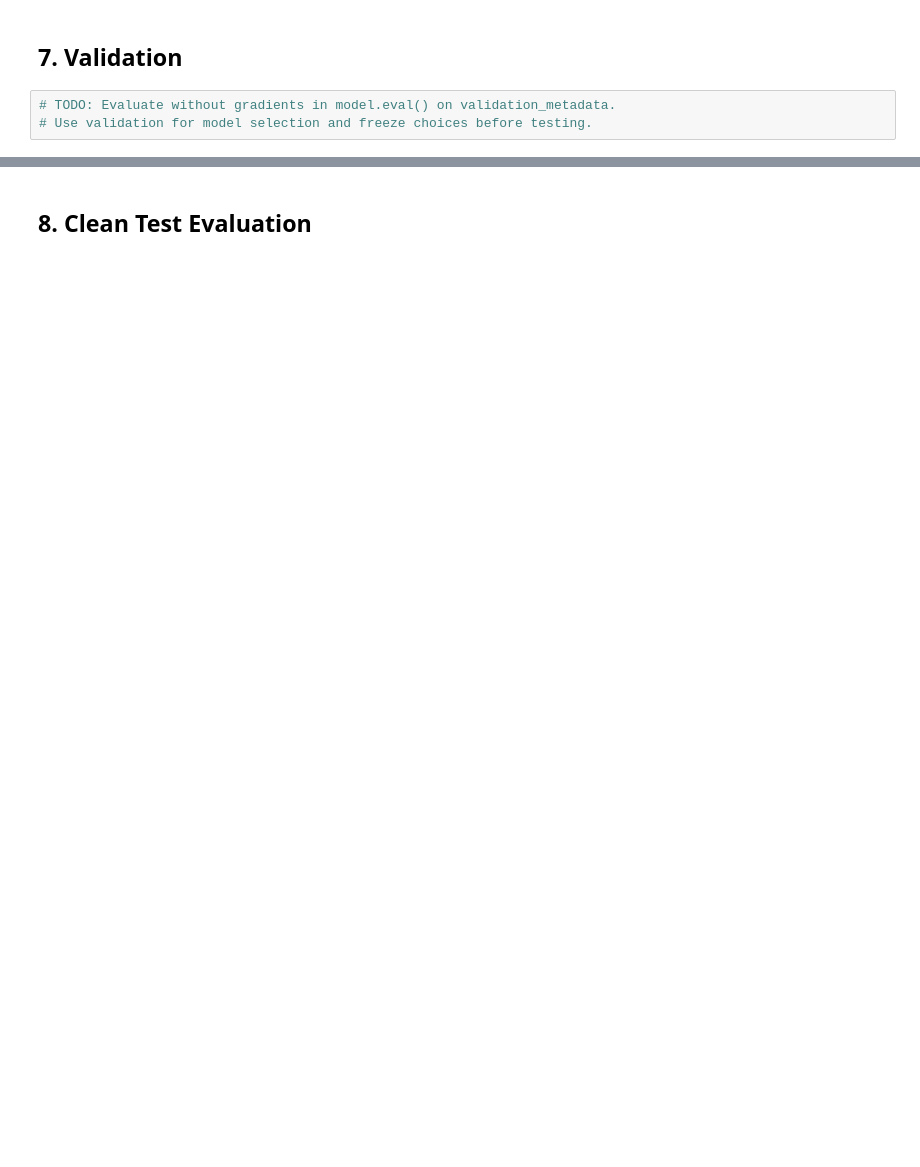
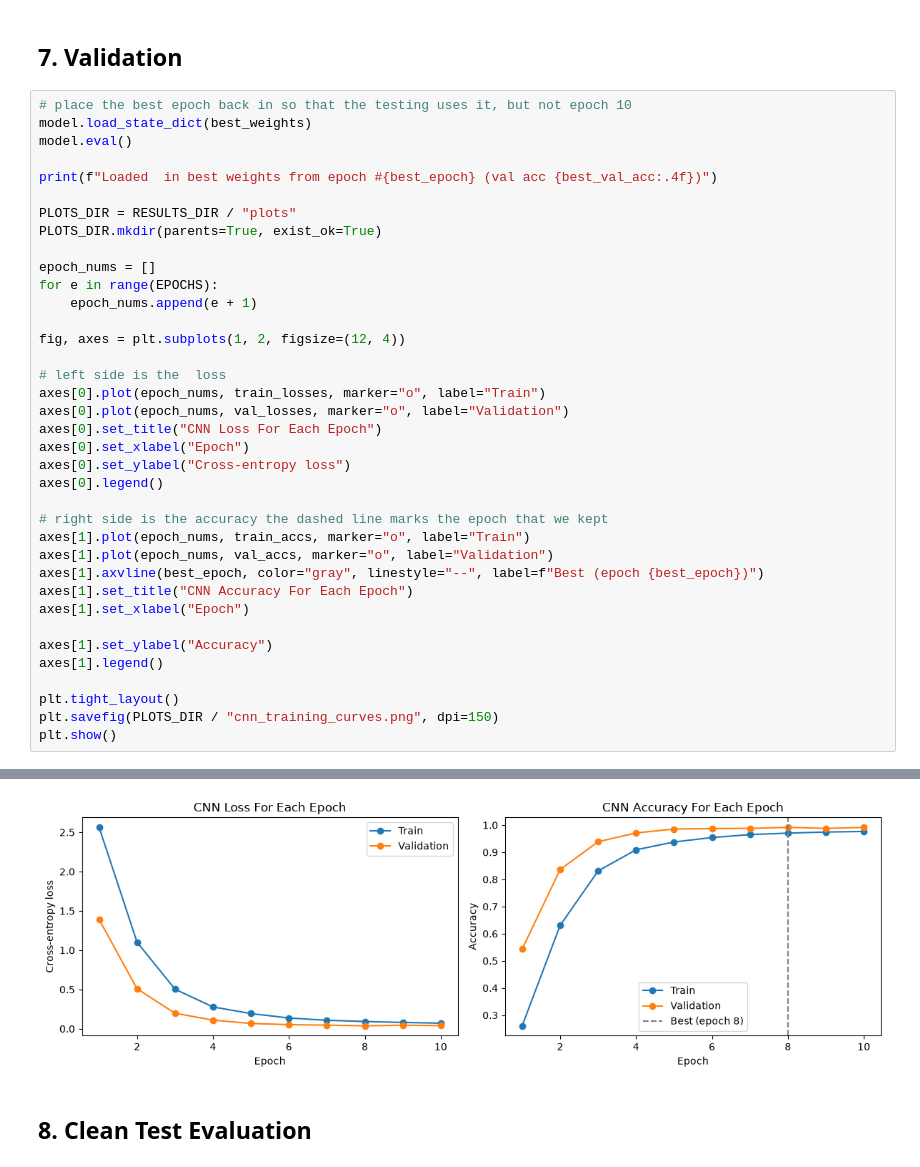
Before and after one commit to Davy-Chu/CP467GroupProject, a Jupyter notebook: notebooks/02_cnn.ipynb, the cells around one changed output, grey strips where cells are left out. Drawn from its saved outputs; the diff is of its cells as text; blank space fills up the shorter version.

Commit message:
CNN: training, clean/degraded eval, timing, confusion matrix, saved model

```diff
--- a/notebooks/02_cnn.ipynb
+++ b/notebooks/02_cnn.ipynb
@@ -142,5 +349,40 @@ Apply `apply_condition` to the common resized RGB image before converting to ten
 # %% [markdown]
 ## 7. Validation
 # %%
-# TODO: Evaluate without gradients in model.eval() on validation_metadata.
-# Use validation for model selection and freeze choices before testing.
+# place the best epoch back in so that the testing uses it, but not epoch 10
+model.load_state_dict(best_weights)
+model.eval()
+
+print(f"Loaded  in best weights from epoch #{best_epoch} (val acc {best_val_acc:.4f})")
+
+PLOTS_DIR = RESULTS_DIR / "plots"
+PLOTS_DIR.mkdir(parents=True, exist_ok=True)
+
+epoch_nums = []
+for e in range(EPOCHS):
+    epoch_nums.append(e + 1)
+
+fig, axes = plt.subplots(1, 2, figsize=(12, 4))
+
+# left side is the  loss
+axes[0].plot(epoch_nums, train_losses, marker="o", label="Train")
+axes[0].plot(epoch_nums, val_losses, marker="o", label="Validation")
+axes[0].set_title("CNN Loss For Each Epoch")
+axes[0].set_xlabel("Epoch")
+axes[0].set_ylabel("Cross-entropy loss")
+axes[0].legend()
+
+# right side is the accuracy the dashed line marks the epoch that we kept
+axes[1].plot(epoch_nums, train_accs, marker="o", label="Train")
+axes[1].plot(epoch_nums, val_accs, marker="o", label="Validation")
+axes[1].axvline(best_epoch, color="gray", linestyle="--", label=f"Best (epoch {best_epoch})")
+axes[1].set_title("CNN Accuracy For Each Epoch")
+axes[1].set_xlabel("Epoch")
+
+axes[1].set_ylabel("Accuracy")
+axes[1].legend()
+
+plt.tight_layout()
+plt.savefig(PLOTS_DIR / "cnn_training_curves.png", dpi=150)
+plt.show()
+# %% [output]
@@ -147,3 +390,4 @@ Apply `apply_condition` to the common resized RGB image before converting to ten
+[figure, added]
 # %% [markdown]
 ## 8. Clean Test Evaluation
 # %%
```
Also changed, not shown: parts of 23 cells of this notebook, 5 other files.
